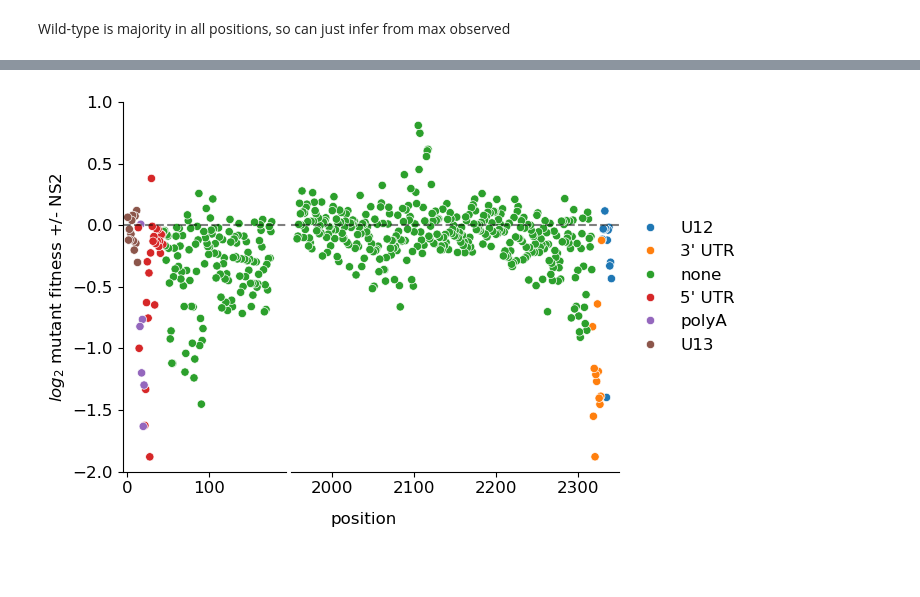
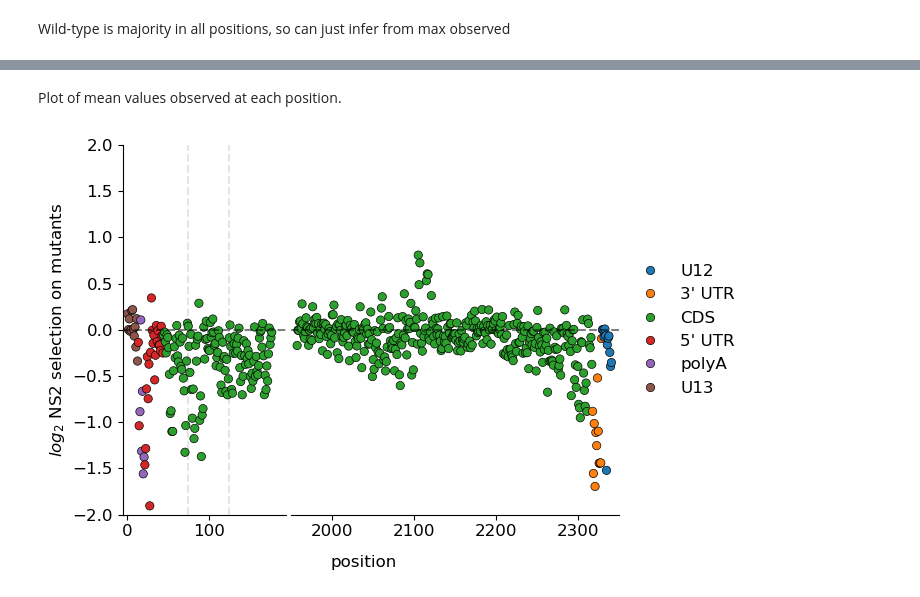
Before and after one commit to Russell-laboratory/NS2_sequence_specificity, a Jupyter notebook: Figures_sequencing.ipynb, the cells around one changed output, grey strips where cells are left out. Cells and saved outputs as stored; diff of their text form; code cells hidden in the pictures; blank space fills up the shorter version.

Commit message:
Figures analyzing SNPs done

```diff
--- a/Figures_sequencing.ipynb
+++ b/Figures_sequencing.ipynb
@@ -431,0 +436,17 @@ Plasmid data only realy usefull for inferring initial error rate, do so now
+# %%
+graph = data.loc[(data.category == 'plas') ]
+graph['majorityVariant'] = graph[['A','G','C','T']].idxmax(axis=1)
+graph['totalDepth'] = graph[['A','G','C','T']].sum(axis=1)
+def minorityVariant(row):
+    column = row.majorityVariant
+    if row.totalDepth != 0:
+        return  (1 - (row[column]/row.totalDepth)) * 100
+    else:
+        return 0
+
+graph['minorityFreq'] = graph.apply(lambda row: minorityVariant(row), axis=1)
+sns.violinplot(data=graph, x="replicate", y="minorityFreq", cut=0, color ='0.8')
+plt.ylim(0,2)
+sns.despine()
+plt.ylabel('mutation frequency (%)')
+plt.savefig(supFigDir + 'mutationFreqplasmid.pdf', format='pdf', bbox_inches = "tight")
@@ -463,47 +532,34 @@ freqCompare['qval'] =  multitest.multipletests(freqCompare.pval, alpha=0.1, meth
-# %%
-PB1length = 2341
-freqCompare['context'] = 'none'
-freqCompare.loc[freqCompare.position <= 24, 'context'] = '3\' UTR'
-freqCompare.loc[freqCompare.position <= 12, 'context'] = 'U12'
-freqCompare.loc[freqCompare.position >= 519, 'context'] = '5\' UTR'
-freqCompare.loc[(freqCompare.position >= 542) & (freqCompare.position <= 547), 'context'] = 'polyA'
-
-freqCompare.loc[freqCompare.position >= 550, 'context'] = 'U13'
-#fix position in positive then invert
-junctionLastBase = 385
-otherSideExclude = 2164
-
-freqCompare['FullLengthPos'] = freqCompare.position
-freqCompare.loc[freqCompare.position > 385, 'FullLengthPos'] = freqCompare.loc[freqCompare.position > 385].FullLengthPos + otherSideExclude -junctionLastBase
-#now invert
-freqCompare['FullLengthPos'] = PB1length - freqCompare.FullLengthPos + 1
+# %% [markdown]
+Plot of mean values observed at each position.
 # %%
 f, (ax1, ax2) = plt.subplots(1, 2, gridspec_kw={'width_ratios': [1, 2]}, sharey=True)
 
-ax = sns.scatterplot(data = freqCompare, x='FullLengthPos', y='enrichment', hue='context',hue_order=['U12','3\' UTR','none','5\' UTR', 'polyA','U13'], ax=ax1)
+ax = sns.scatterplot(data = freqCompare, x='FullLengthPos', y='enrichment', hue='context',hue_order=['U12','3\' UTR','CDS','5\' UTR', 'polyA','U13'],edgecolor='k', ax=ax1)
 
-ax = sns.scatterplot(data = freqCompare, x='FullLengthPos', y='enrichment', hue='context',hue_order=['U12','3\' UTR','none','5\' UTR', 'polyA','U13'], ax=ax2)
+ax = sns.scatterplot(data = freqCompare, x='FullLengthPos', y='enrichment', hue='context',hue_order=['U12','3\' UTR','CDS','5\' UTR', 'polyA','U13'], edgecolor='k',ax=ax2)
 
 ax1.set_xlim(-5,195)
 ax2.set_xlim(1950,2350)
 
 sns.despine()
 ax2.spines['left'].set_visible(False)
 ax1.get_legend().remove()
 ax2.tick_params(left = False)
-ax1.set_ylabel('$log_{2}$ mutant fitness +/- NS2')
+ax1.set_ylabel('$log_{2}$ NS2 selection on mutants')
 
 ax2.legend(loc='center left', bbox_to_anchor=(1, 0.5), frameon=False)
 plt.subplots_adjust(wspace=0.02, hspace=0)
 ax1.set_xlabel('')
 ax2.set_xlabel('')
 
-plt.ylim(-2,1)
+plt.ylim(-2,2)
 
 ax1.axhline(y=0, color = 'k',ls = '--', alpha =0.5)
 ax2.axhline(y=0, color = 'k',ls = '--', alpha =0.5)
 f.text(0.45, 0.01, 'position', va='center', rotation='horizontal')
+ax1.axvline(x=75, color = 'k',ls = '--', alpha =0.1)
+ax1.axvline(x=125, color = 'k',ls = '--', alpha =0.1)
 
 plt.savefig('Figures/SNPcoordSelectionNoStat.pdf', format='pdf', bbox_inches = "tight")
 # %% [output]
-[figure, old version]
+[figure, new version]
```
Also changed, not shown: parts of 16 cells of this notebook, 20 other files.
